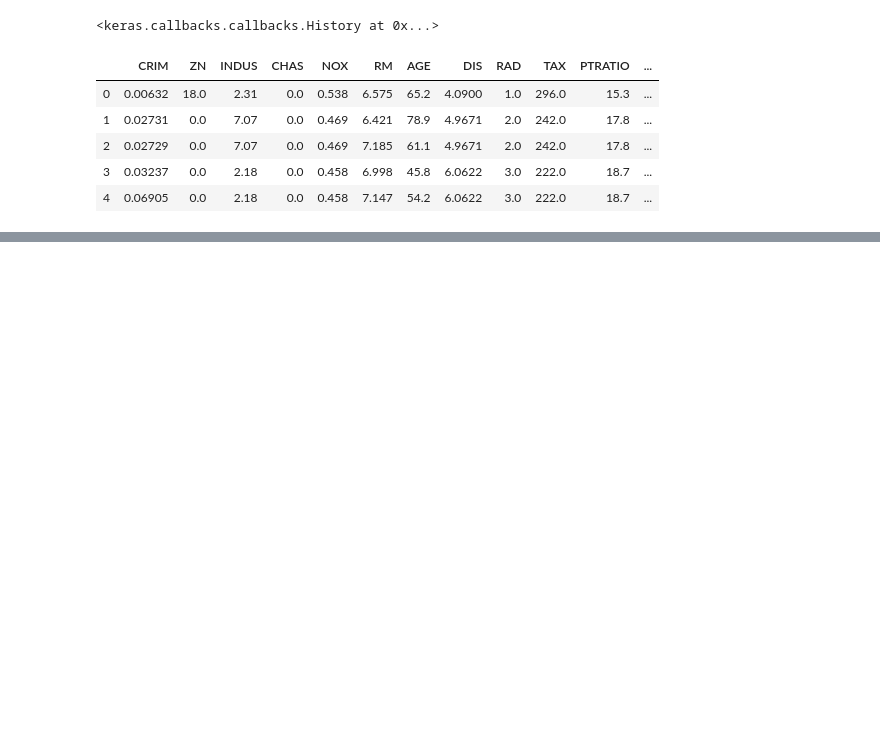
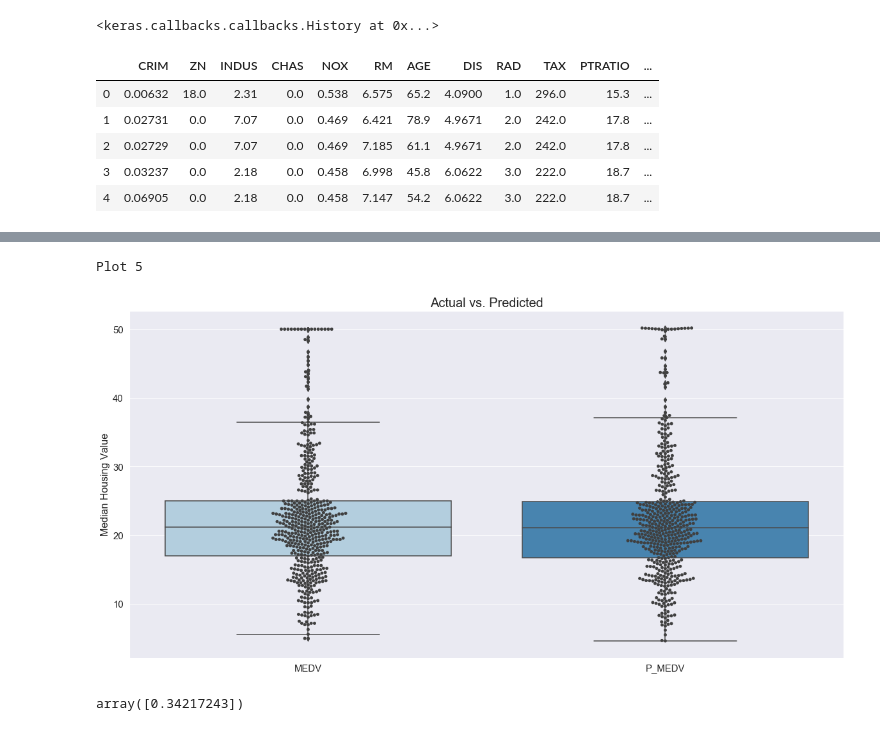
Before and after one commit to SimonMcLain/ML-Statistics-Project-2019-G00364775, a Jupyter notebook: Submission.ipynb, the cells around one changed output, grey strips where cells are left out. Cells and saved outputs as stored; diff of their text form; code cells hidden in the pictures; blank space fills up the shorter version.

```diff
--- a/Submission.ipynb
+++ b/Submission.ipynb
@@ -413,4 +428,25 @@ Plot 4
 # %%
 # Create a new column in the dataframe that is the difference between the Actual and Preducted values
 output['DIFF'] = output['MEDV'] - output['P_MEDV']
+# %%
+# Using a BoxPlot and SwarmPlot we can compare the shapes of the actual and predicted values. They are similar but not
+# exactly the same
+print('Plot 5')
+data = pd.DataFrame(data=output, columns=['MEDV', 'P_MEDV'])
+ax = sns.boxplot(x="variable", y="value", data=pd.melt(data), palette="Blues")
+ax.axes.set_title("Actual vs. Predicted",fontsize=20)
+ax.tick_params(labelsize=15)
+ax = sns.swarmplot(x="variable", y="value", data=pd.melt(data), color=".25")
+ax.set_xlabel("",fontsize=16)
+ax.set_ylabel("Median Housing Value",fontsize=16)
+plt.show()
+# %% [output]
+Plot 5
+[figure, added]
+# %%
+# Calculate the interquartile range for the differences between actual and predicted values
+from scipy.stats import iqr
+iqr(output['DIFF'], axis=0)
+# %% [output]
+array([0.34217243])
 # %%
```
Also changed, not shown: parts of 14 cells of this notebook, 3 other files.
